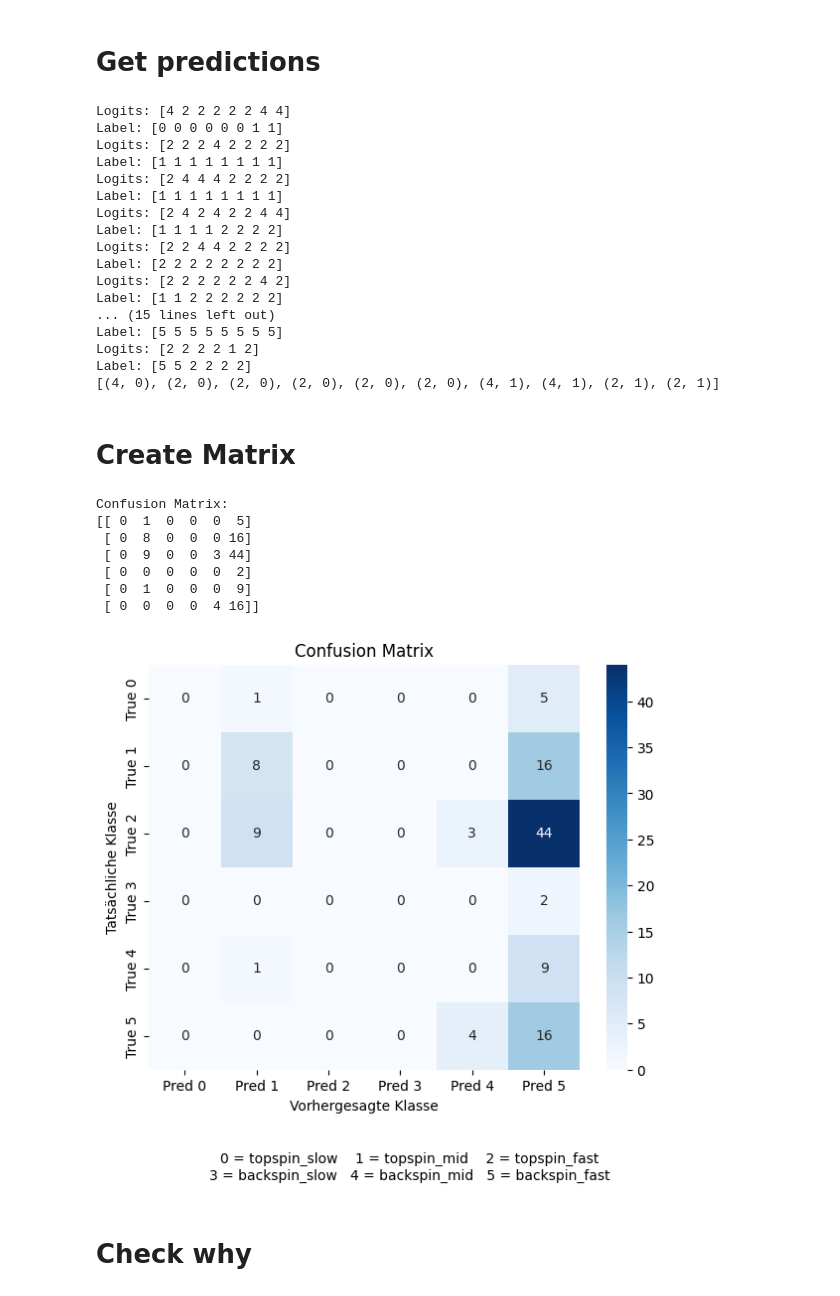
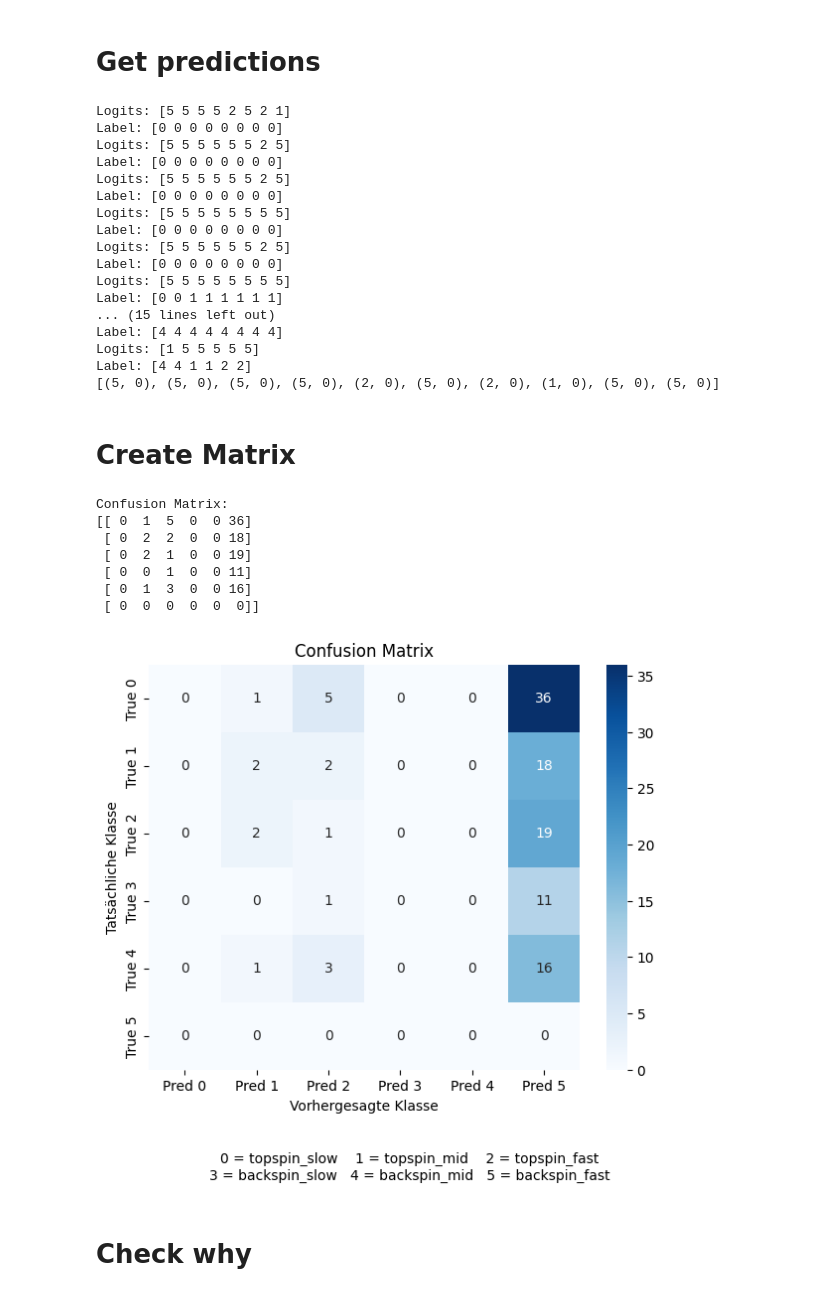
Before and after one commit to leviN1998/Master_Thesis, a Jupyter notebook: notebooks/5.0-lk-confusion-matrix.ipynb, the cells around one changed output. Drawn from its saved outputs; the diff is of its cells as text; code cells hidden in the pictures.

Commit message:
failed training on subset

```diff
--- a/notebooks/5.0-lk-confusion-matrix.ipynb
+++ b/notebooks/5.0-lk-confusion-matrix.ipynb
@@ -21,7 +21,10 @@ import numpy as np
 # %% [markdown]
 # Load checkpoint
 # %%
-checpoint_path = "../logs/train/runs/" + "2025-09-10_20-13-05/" + "checkpoints/" + "epoch_034.ckpt"
+#checpoint_path = "../logs/train/runs/" + "2025-09-10_20-13-05/" + "checkpoints/" + "epoch_034.ckpt"
+
+# model with new data
+checpoint_path = "../logs/train/runs/" + "2025-09-23_15-00-26/" + "checkpoints/" + "last.ckpt"
 
 # model = torch.load(checpoint_path, map_location=torch.device('cpu'), weights_only=False)
 model = TopspinLitModule.load_from_checkpoint(checpoint_path)
@@ -138,23 +139,23 @@ with torch.no_grad():
 
 print(predictions[:10])  # Print first 10 predictions
 # %% [output]
-Logits: [4 2 2 2 2 2 4 4]
-Label: [0 0 0 0 0 0 1 1]
-Logits: [2 2 2 4 2 2 2 2]
-Label: [1 1 1 1 1 1 1 1]
-Logits: [2 4 4 4 2 2 2 2]
-Label: [1 1 1 1 1 1 1 1]
-Logits: [2 4 2 4 2 2 4 4]
-Label: [1 1 1 1 2 2 2 2]
-Logits: [2 2 4 4 2 2 2 2]
-Label: [2 2 2 2 2 2 2 2]
-Logits: [2 2 2 2 2 2 4 2]
-Label: [1 1 2 2 2 2 2 2]
+Logits: [5 5 5 5 2 5 2 1]
+Label: [0 0 0 0 0 0 0 0]
+Logits: [5 5 5 5 5 5 2 5]
+Label: [0 0 0 0 0 0 0 0]
+Logits: [5 5 5 5 5 5 2 5]
+Label: [0 0 0 0 0 0 0 0]
+Logits: [5 5 5 5 5 5 5 5]
+Label: [0 0 0 0 0 0 0 0]
+Logits: [5 5 5 5 5 5 2 5]
+Label: [0 0 0 0 0 0 0 0]
+Logits: [5 5 5 5 5 5 5 5]
+Label: [0 0 1 1 1 1 1 1]
 ... (15 lines left out)
-Label: [5 5 5 5 5 5 5 5]
-Logits: [2 2 2 2 1 2]
-Label: [5 5 2 2 2 2]
-[(4, 0), (2, 0), (2, 0), (2, 0), (2, 0), (2, 0), (4, 1), (4, 1), (2, 1), (2, 1)]
+Label: [4 4 4 4 4 4 4 4]
+Logits: [1 5 5 5 5 5]
+Label: [4 4 1 1 2 2]
+[(5, 0), (5, 0), (5, 0), (5, 0), (2, 0), (5, 0), (2, 0), (1, 0), (5, 0), (5, 0)]
 # %% [markdown]
 # Create Matrix
 # %%
@@ -162,42 +163,43 @@ from sklearn.metrics import confusion_matrix
 import matplotlib.pyplot as plt
 import seaborn as sns
 # %%
-preds = [(p + 3) % 6 for p,l in predictions]
+# preds = [(p + 3) % 6 for p,l in predictions]
+preds = [p for p,l in predictions]
 labels = [l for p,l in predictions]
 
 cm = confusion_matrix(labels, preds, labels=list(range(6)))
 print("Confusion Matrix:")
 print(cm)
 
 # Schöne Visualisierung
 plt.figure(figsize=(7,6))
 sns.heatmap(cm, annot=True, fmt="d", cmap="Blues",
             xticklabels=[f"Pred {i}" for i in range(6)],
             yticklabels=[f"True {i}" for i in range(6)])
 plt.xlabel("Vorhergesagte Klasse")
 plt.ylabel("Tatsächliche Klasse")
 plt.title("Confusion Matrix")
 
 plt.subplots_adjust(bottom=0.2)  # extra Platz unten
 
 # Beschreibung der Klassen unterhalb einfügen
 label_text = (
     "0 = topspin_slow    1 = topspin_mid    2 = topspin_fast\n"
     "3 = backspin_slow   4 = backspin_mid   5 = backspin_fast"
 )
 plt.figtext(0.5, 0.02, label_text,
             wrap=True, horizontalalignment='center', fontsize=10)
 
 plt.show()
 # %% [output]
 Confusion Matrix:
-[[ 0  1  0  0  0  5]
- [ 0  8  0  0  0 16]
- [ 0  9  0  0  3 44]
- [ 0  0  0  0  0  2]
- [ 0  1  0  0  0  9]
- [ 0  0  0  0  4 16]]
+[[ 0  1  5  0  0 36]
+ [ 0  2  2  0  0 18]
+ [ 0  2  1  0  0 19]
+ [ 0  0  1  0  0 11]
+ [ 0  1  3  0  0 16]
+ [ 0  0  0  0  0  0]]
-[figure, old version]
+[figure, new version]
 # %% [markdown]
 # Check why
 # %%
```
Also changed, not shown: parts of 2 cells of this notebook, 5 other files.
